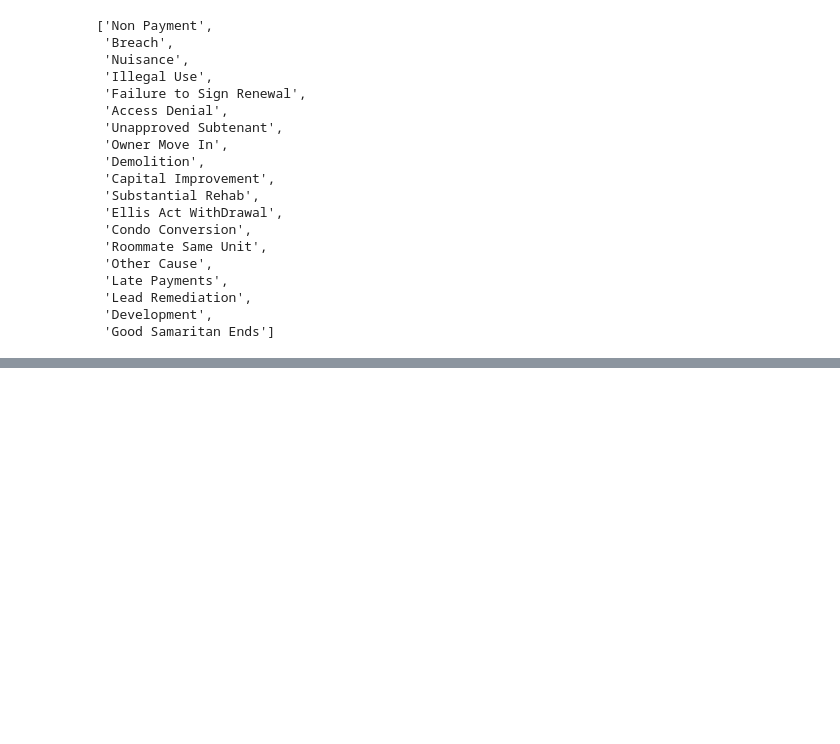
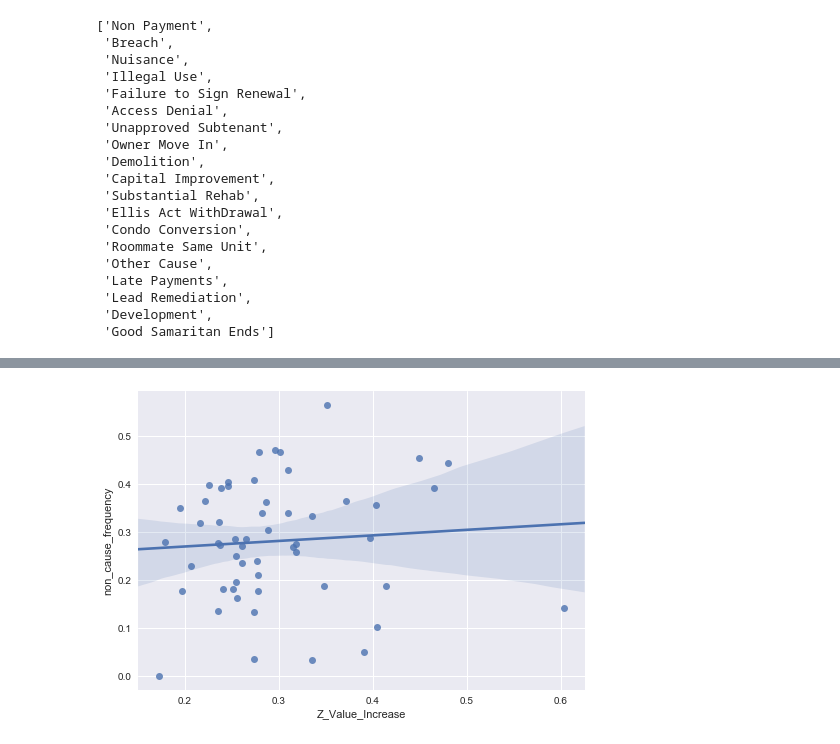
Before and after one commit to Jkremr/evictions-home-values, a Jupyter notebook: evictions-home-values.ipynb, the cells around one changed output, grey strips where cells are left out. Saved outputs shown, nothing was run; the diff lists cells and outputs as text; code cells hidden in the pictures; blank space fills up the shorter version.

```diff
--- a/evictions-home-values.ipynb
+++ b/evictions-home-values.ipynb
@@ -233,0 +225,5 @@ pricingdf
+# %%
+ax = sns.regplot(y='non_cause_frequency', x='Z_Value_Increase', data=plot_non_cause_frequency)
+plt.show()
+# %% [output]
+[figure, added]
```
Also changed, not shown: parts of 20 cells of this notebook.
